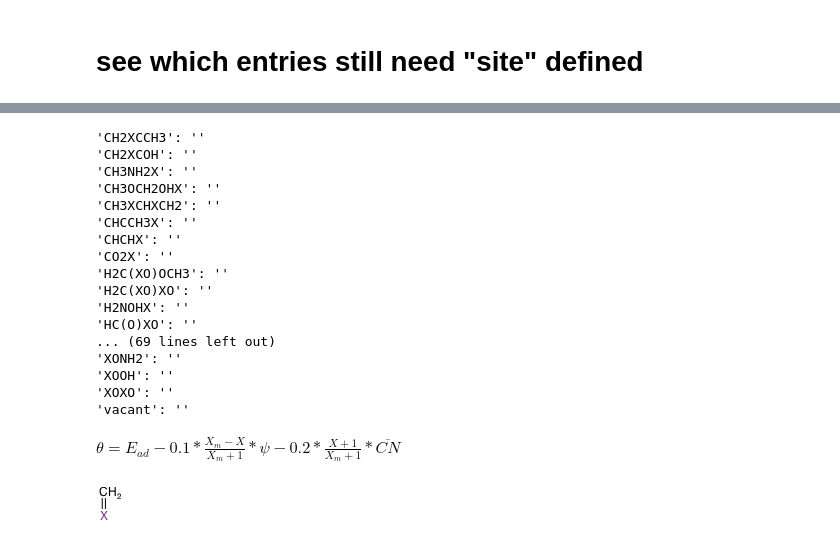
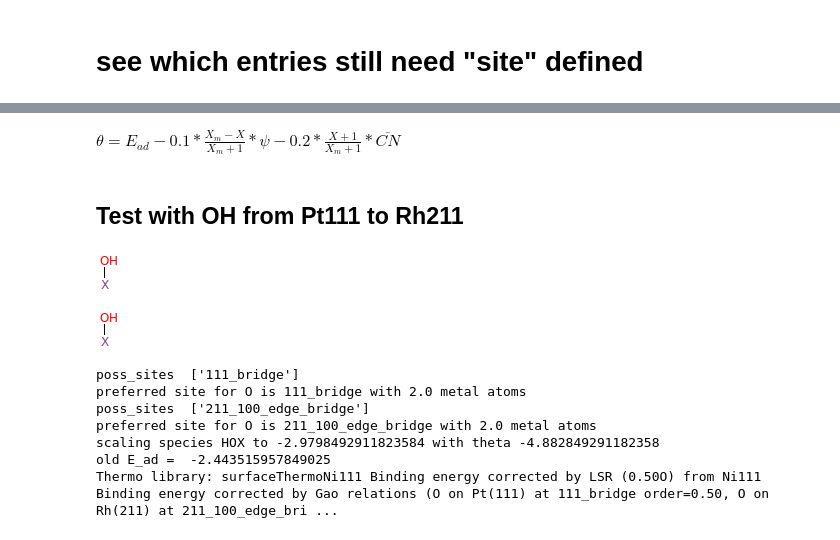
Before and after one commit to ChrisBNEU/thesis_work, a Jupyter notebook: rmg_modification/testing_rmg.ipynb, the cells around one changed output, grey strips where cells are left out. Saved outputs shown, nothing was run; the diff lists cells and outputs as text; code cells hidden in the pictures.

Commit message:
wip, adding in validation with bjarne's data

```diff
--- a/rmg_modification/testing_rmg.ipynb
+++ b/rmg_modification/testing_rmg.ipynb
@@ -14,7 +18,7 @@ from rmgpy.data.thermo import ThermoDatabase
 # %%
 mpdb = MetalPropertyDatabase()
 spdb = SitePropertyDatabase()
-path = '/Users/blais.ch/Documents/_01_code/RMG_env_1/RMG-database/input/surface/'
+path = '/work/westgroup/ChrisB/_04_thesis/rmg_thesis/RMG-database/input/surface/'
 mpdb.load(path)
 spdb.load(path)
 # %% [markdown]
@@ -43,0 +46,7 @@ list_of_sites
+# %%
+# get the metal atom number for each site (number of metal atoms bound atom attaches to)
+metal_atom_number = spdb.get_all_metal_atoms_on_facet('111')
+max_ma = max(metal_atom_number.values())
+max_ma_site = [k for k, v in metal_atom_number.items() if v == max(metal_atom_number.values())]
+cns_max_ma = {k:coords_111[k] for k in max_ma_site}
+min(cns_max_ma, key=cns_max_ma.get)
@@ -46,4 +57,8 @@ list_of_sites
 # %%
 #load the thermodynamics database
 thermoDatabase = ThermoDatabase()
-thermoDatabase.load(path="/Users/blais.ch/Documents/_01_code/RMG_env_1/RMG-database/input/thermo")
+libraries = ['surfaceThermoPt111']
+if sys.platform == "darwin":
+    thermoDatabase.load(path="/Users/blais.ch/Documents/_01_code/RMG_env_1/RMG-database/input/thermo", libraries = libraries)
+else:
+    thermoDatabase.load(path='/work/westgroup/ChrisB/_04_thesis/rmg_thesis/RMG-database/input/thermo', libraries = libraries)
@@ -50,31 +67,13 @@ thermoDatabase.load(path="/Users/blais.ch/Documents/_01_code/RMG_env_1/RMG-datab
 # %%
-search_str = ""
-show_no_site = True
-for key in sorted(thermoDatabase.libraries["surfaceThermoPt111"].entries.keys()):
-    if show_no_site and len(thermoDatabase.libraries["surfaceThermoPt111"].entries[key].site)>0:
-        continue
-    else:
-        if len(search_str) > 0 and search_str.lower() in key.lower():
-            print(f"\'{key}\': \'{thermoDatabase.libraries['surfaceThermoPt111'].entries[key].site}\'")
-        elif len(search_str) == 0:
-            print(f"\'{key}\': \'{thermoDatabase.libraries['surfaceThermoPt111'].entries[key].site}\'")
+# search_str = ""
+# show_no_site = True
+# for key in sorted(thermoDatabase.libraries["surfaceThermoPt111"].entries.keys()):
+#     if show_no_site and len(thermoDatabase.libraries["surfaceThermoPt111"].entries[key].site)>0:
+#         continue
+#     else:
+#         if len(search_str) > 0 and search_str.lower() in key.lower():
+#             print(f"\'{key}\': \'{thermoDatabase.libraries['surfaceThermoPt111'].entries[key].site}\'")
+#         elif len(search_str) == 0:
+#             print(f"\'{key}\': \'{thermoDatabase.libraries['surfaceThermoPt111'].entries[key].site}\'")
-# %% [output]
-'CH2XCCH3': ''
-'CH2XCOH': ''
-'CH3NH2X': ''
-'CH3OCH2OHX': ''
-'CH3XCHXCH2': ''
-'CHCCH3X': ''
-'CHCHX': ''
-'CO2X': ''
-'H2C(XO)OCH3': ''
-'H2C(XO)XO': ''
-'H2NOHX': ''
-'HC(O)XO': ''
-... (69 lines left out)
-'XONH2': ''
-'XOOH': ''
-'XOXO': ''
-'vacant': ''
 # %% [markdown]
 $\theta = E_{ad} -0.1*\frac{X_{m}-X}{X_{m}+1}*\psi-0.2*\frac{X+1}{X_{m}+1}*\overline{CN}$
@@ -180,24 +246,35 @@ def correct_binding_energies_extended(thermo, species, metal_to_scale_from=None,
+# %% [markdown]
+## Test with OH from Pt111 to Rh211
 # %%
 # test the function. load model each time
 folder = './test_mech/chemkin/'
 
 chemkin_path = os.path.join(folder, 'chem_annotated-gas.inp')
 chemkin_surf_path = os.path.join(folder, 'chem_annotated-surface.inp')
 dictionary_path = os.path.join(folder, 'species_dictionary.txt')
 
 # load_chemkin_file
 species, reactions = load_chemkin_file(chemkin_surf_path, dictionary_path)
 # identify a surface species to use for testing
-surf_species = species[15]
+surf_species = species[5]
 surf_species.generate_resonance_structures()
 display(surf_species)
 spec_thermo = surf_species.thermo.to_thermo_data()
 surf_species.thermo = spec_thermo
+thermo_list = thermoDatabase.get_all_thermo_data(surf_species)
+E_ad_old = (spec_thermo.H298.value_si)/9.68e4
 
-thermo_list = thermoDatabase.get_all_thermo_data(surf_species)
-site0 = thermo_list[0][2].site
-
-# new_E_ads, thetas, X_m, X  = correct_binding_energies_extended(spec_thermo, surf_species, metal_to_scale_from='Pt',
-#                                        metal_to_scale_to='Cu', facet_to_scale_from='111', facet_to_scale_to='211', metal1_site=site0)
+new_thermo = correct_binding_energies_extended(spec_thermo, surf_species, metal_to_scale_from='Pt',
+                                       metal_to_scale_to='Rh', facet_to_scale_from='111', facet_to_scale_to='211')
+print("old E_ad = ", E_ad_old)
+print(new_thermo.comment)
 # %% [output]
-[figure, old version]
+[figure, new version]
+[figure, added]
+poss_sites  ['111_bridge']
+preferred site for O is 111_bridge with 2.0 metal atoms
+poss_sites  ['211_100_edge_bridge']
+preferred site for O is 211_100_edge_bridge with 2.0 metal atoms
+scaling species HOX to -2.9798492911823584 with theta -4.882849291182358
+old E_ad =  -2.443515957849025
+Thermo library: surfaceThermoNi111 Binding energy corrected by LSR (0.50O) from Ni111 Binding energy corrected by Gao relations (O on Pt(111) at 111_bridge order=0.50, O on Rh(211) at 211_100_edge_bri ...
```
Also changed, not shown: parts of 30 cells of this notebook, 23 other files.
